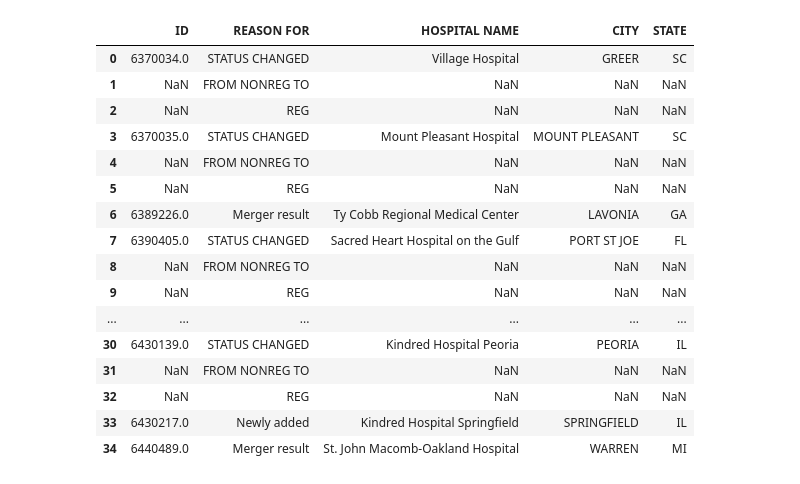
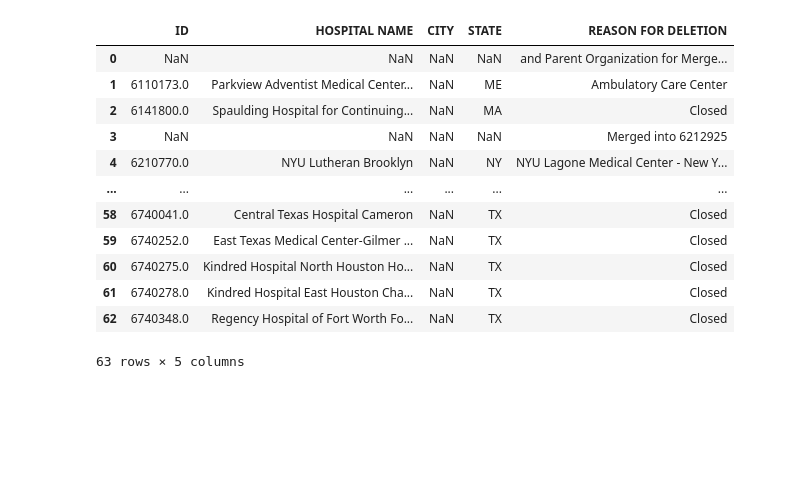
Before and after one commit to imccart/aha-data, a Jupyter notebook: data-code/pdf2table.ipynb, the cells around one changed output. Saved outputs shown, nothing was run; the diff lists cells and outputs as text; code cells hidden in the pictures; blank space fills up the shorter version.

```diff
--- a/data-code/pdf2table.ipynb
+++ b/data-code/pdf2table.ipynb
@@ -354,26 +464,50 @@ pagecontent
  'Mergers and Acquisitions': []}
-# %%
-tt = tables[6]
-tt = tt[1:].reset_index(drop=True)
-# tt.columns = ['ID','REASON FOR ADDITION','HOSPITAL NAME','CITY','STATE']
-# for col in ['REASON FOR ADDITION','HOSPITAL NAME']:
-#     tt[col] = tt[col].apply(lambda x: x.replace('\r',' '))
-tt
-# %% [output]
-|  | ID | REASON FOR | HOSPITAL NAME | CITY | STATE |
-| 0 | 6370034.0 | STATUS CHANGED | Village Hospital | GREER | SC |
-| 1 | NaN | FROM NONREG TO | NaN | NaN | NaN |
-| 2 | NaN | REG | NaN | NaN | NaN |
-| 3 | 6370035.0 | STATUS CHANGED | Mount Pleasant Hospital | MOUNT PLEASANT | SC |
-| 4 | NaN | FROM NONREG TO | NaN | NaN | NaN |
-| 5 | NaN | REG | NaN | NaN | NaN |
-| 6 | 6389226.0 | Merger result | Ty Cobb Regional Medical Center | LAVONIA | GA |
-| 7 | 6390405.0 | STATUS CHANGED | Sacred Heart Hospital on the Gulf | PORT ST JOE | FL |
-| 8 | NaN | FROM NONREG TO | NaN | NaN | NaN |
-| 9 | NaN | REG | NaN | NaN | NaN |
-| ... | ... | ... | ... | ... | ... |
-| 30 | 6430139.0 | STATUS CHANGED | Kindred Hospital Peoria | PEORIA | IL |
-| 31 | NaN | FROM NONREG TO | NaN | NaN | NaN |
-| 32 | NaN | REG | NaN | NaN | NaN |
-| 33 | 6430217.0 | Newly added | Kindred Hospital Springfield | SPRINGFIELD | IL |
-| 34 | 6440489.0 | Merger result | St. John Macomb-Oakland Hospital | WARREN | MI |
+# %%
+# tidy snippet
+t = tables[1].copy()
+
+# if t.columns[0] != 'ID':
+#     t = t.T.reset_index().T.reset_index(drop=True)
+
+adddel = 'DELETION'
+
+# idiosyncratic
+# if t.columns[2] == 'Unnamed: 0':
+#     t.columns = ['ID','HOSPITAL NAME','CITY','STATE','REASON FOR '+adddel]
+#     if t.iloc[0,4] == adddel:
+#         t = t[1:].reset_index(drop=True)
+#     t = combine_if_key_is_na_from_("above", t, 'ID',['REASON FOR '+adddel,'HOSPITAL NAME'], join_by=' ')
+#     # only last word of CITY is valid...
+#     t['CITY'] = t['HOSPITAL NAME'].apply(lambda t: t.split(" ")[-1])
+#     t['HOSPITAL NAME'] = t['HOSPITAL NAME'].apply(lambda t: " ".join(t.split(" ")[:-1]))
+if t.columns[1] == 'Unnamed: 0':
+    t = t.drop(columns='NAME')
+#=====
+t.columns = ['ID','HOSPITAL NAME','CITY','STATE','REASON FOR '+adddel]
+# if t.iloc[0,4] == adddel:
+#     t = t[1:].reset_index(drop=True)
+
+# t = combine_if_key_is_na_from_("above", t, 'ID',
+#                                ['REASON FOR '+adddel,'HOSPITAL NAME'],
+#                                join_by=' ')
+# t = fillna_from_("above",t, columns=['ID','CITY','STATE'])
+# for col in ['REASON FOR '+adddel,'HOSPITAL NAME', 'CITY']:
+#     t[col] = t[col].apply(lambda x: x.replace('\r',' ')
+#                           if pd.isna(x)==False else x)
+# t = t[~t.ID.duplicated(keep='last')].reset_index(drop=True)
+
+t
+# %% [output]
+|  | ID | HOSPITAL NAME | CITY | STATE | REASON FOR DELETION |
+| 0 | NaN | NaN | NaN | NaN | and Parent Organization for Merge... |
+| 1 | 6110173.0 | Parkview Adventist Medical Center... | NaN | ME | Ambulatory Care Center |
+| 2 | 6141800.0 | Spaulding Hospital for Continuing... | NaN | MA | Closed |
+| 3 | NaN | NaN | NaN | NaN | Merged into 6212925 |
+| 4 | 6210770.0 | NYU Lutheran Brooklyn | NaN | NY | NYU Lagone Medical Center - New Y... |
+| ... | ... | ... | ... | ... | ... |
+| 58 | 6740041.0 | Central Texas Hospital Cameron | NaN | TX | Closed |
+| 59 | 6740252.0 | East Texas Medical Center-Gilmer ... | NaN | TX | Closed |
+| 60 | 6740275.0 | Kindred Hospital North Houston Ho... | NaN | TX | Closed |
+| 61 | 6740278.0 | Kindred Hospital East Houston Cha... | NaN | TX | Closed |
+| 62 | 6740348.0 | Regency Hospital of Fort Worth Fo... | NaN | TX | Closed |
+63 rows × 5 columns
```
Also changed, not shown: parts of 6 cells of this notebook, 21 other files.
